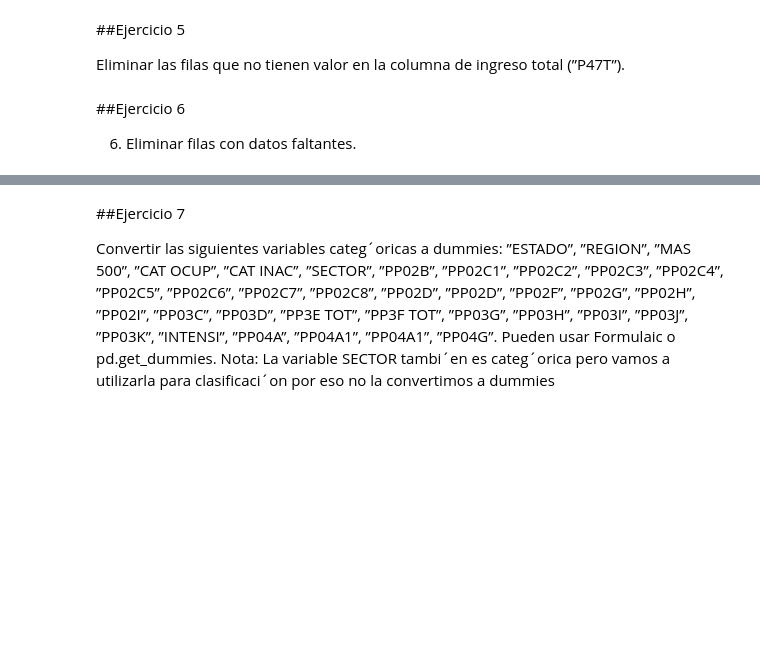
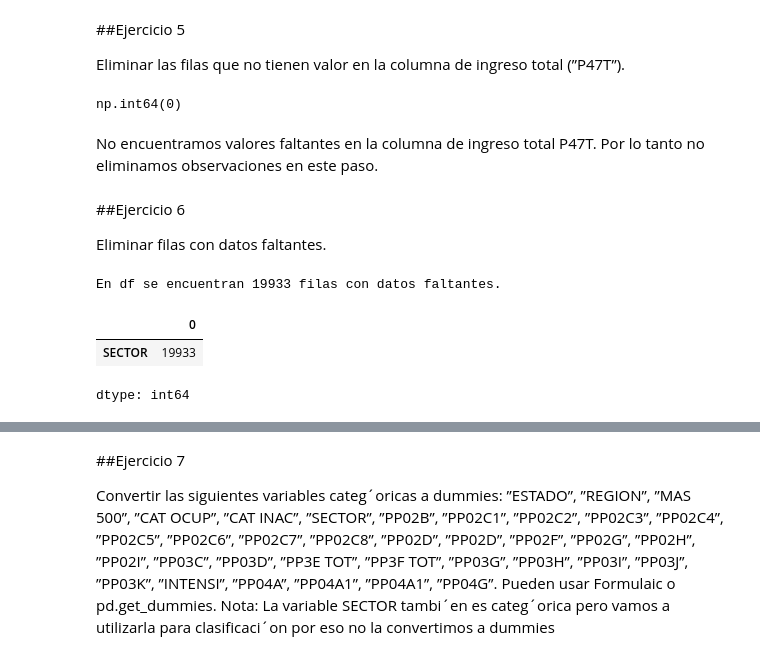
Before and after one commit to davidpalacio1/TP-1-LDD, a Jupyter notebook: TP_2_LDD.ipynb, the cells around one changed output, grey strips where cells are left out. Drawn from its saved outputs; the diff is of its cells as text; code cells hidden in the pictures; blank space fills up the shorter version.

```diff
--- a/TP_2_LDD.ipynb
+++ b/TP_2_LDD.ipynb
@@ -225,7 +209,7 @@ df = df[columnas]
 
 columnas_a_reemplazar = [
     "EMPLEO",
-    "PP03C", "PP03D","PP3E_TOT","PP03G", "PP03H", "PP03I", "PP03J", "PP03K", "PP04B1","PP04B2", "PP04B3_ANO", "PP04C", "PP04A", "PP04A1", "PP04G", "INTENSI" ]
+    "PP03C", "PP03D","PP3E_TOT", "PP3F_TOT", "PP03G", "PP03H", "PP03I", "PP03J", "PP03K", "PP04B1","PP04B2", "PP04B3_ANO", "PP04C", "PP04A", "PP04A1", "PP04G", "INTENSI" ]
 # %%
 # Reemplazo los NA con 0:
 
@@ -255,7 +239,29 @@ df[columnas_a_reemplazar] = df[columnas_a_reemplazar].fillna(0)
 ##Ejercicio 5
 
 Eliminar las filas que no tienen valor en la columna de ingreso total (”P47T”).
+# %%
+# Revisamos la cantidad de valores  fantantes (es decir, los que están como NA) en P47T:
+
+df["P47T"].isna().sum()
+# %% [output]
+np.int64(0)
+# %% [markdown]
+No encuentramos valores faltantes en  la columna de ingreso total P47T. Por lo tanto no eliminamos observaciones en este paso.
 # %% [markdown]
 ##Ejercicio 6
 
-6. Eliminar filas con datos faltantes.
+Eliminar filas con datos faltantes.
+# %%
+# Verificamos si hay filas con datos faltantes en df:
+
+print("En df se encuentran", df.isna().sum().sum(), "filas con datos faltantes.")
+# %% [output]
+En df se encuentran 19933 filas con datos faltantes.
+# %%
+# Identificamos las columnas con NA:
+
+df.isna().sum()[df.isna().sum() > 0]
+# %% [output]
+|  | 0 |
+| SECTOR | 19933 |
+dtype: int64
```
Also changed, not shown: parts of 12 cells of this notebook.
